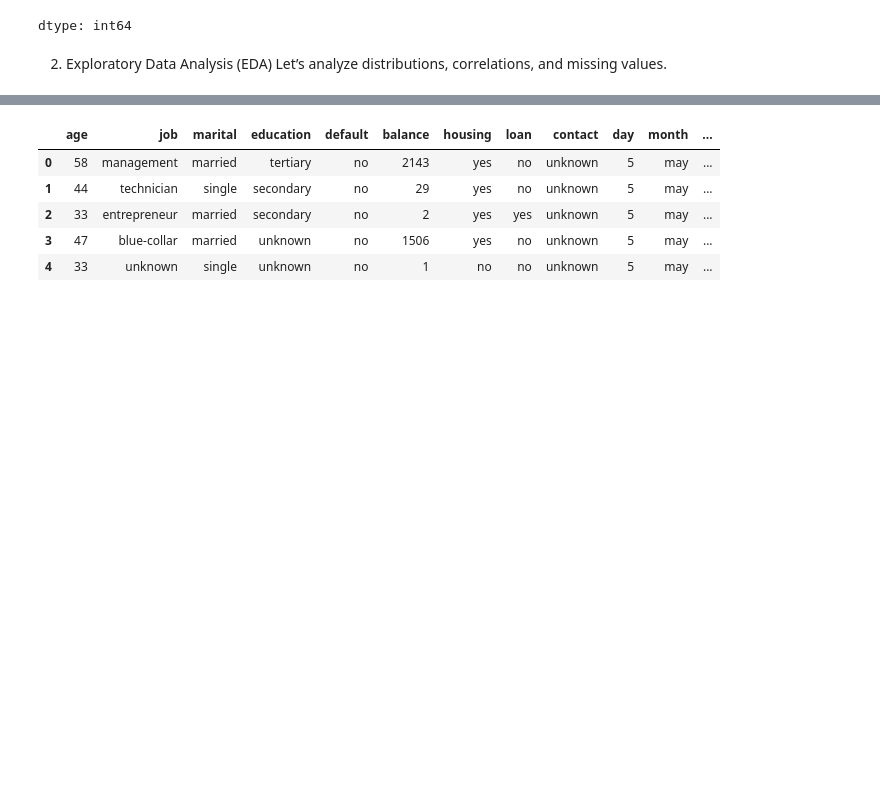
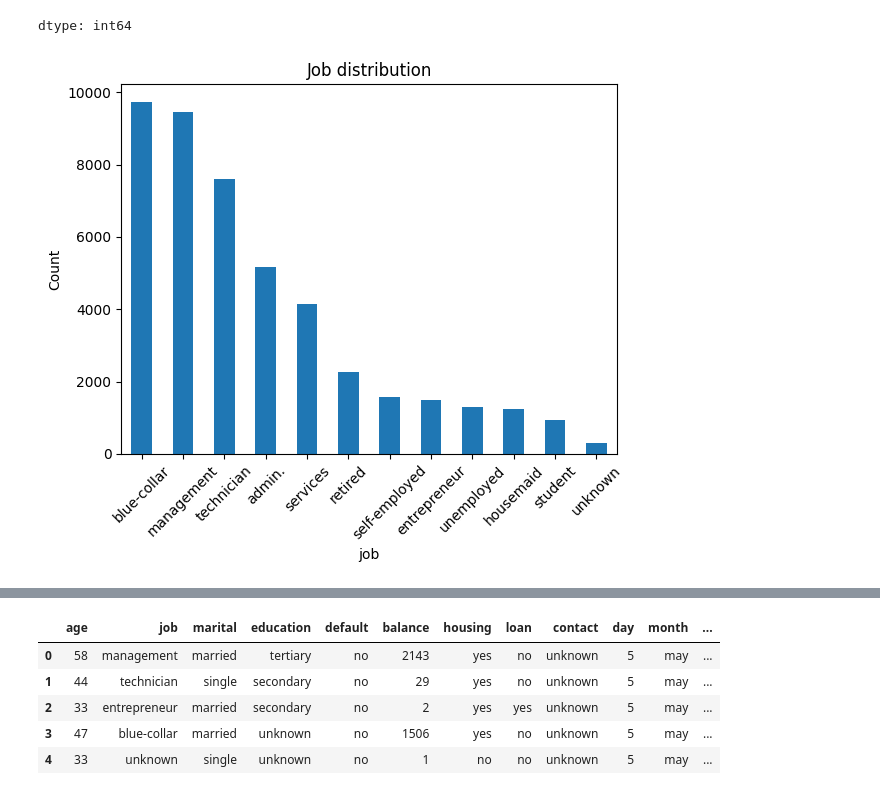
Before and after one commit to sana-k6/BankMarketingDataset, a Jupyter notebook: BankMarketing.ipynb, the cells around one changed output, grey strips where cells are left out. Cells and saved outputs as stored; diff of their text form; code cells hidden in the pictures; blank space fills up the shorter version.

```diff
--- a/BankMarketing.ipynb
+++ b/BankMarketing.ipynb
@@ -66,5 +70,11 @@ data["y"].value_counts()
 | no | 39922 |
 | yes | 5289 |
 dtype: int64
-# %% [markdown]
-2. Exploratory Data Analysis (EDA) Let’s analyze distributions, correlations, and missing values.
+# %%
+data["job"].value_counts().plot(kind="bar")
+plt.title("Job distribution")
+plt.ylabel("Count")
+plt.xticks(rotation=45)
+plt.show()
+# %% [output]
+[figure, added]
```
Also changed, not shown: parts of 48 cells of this notebook.
